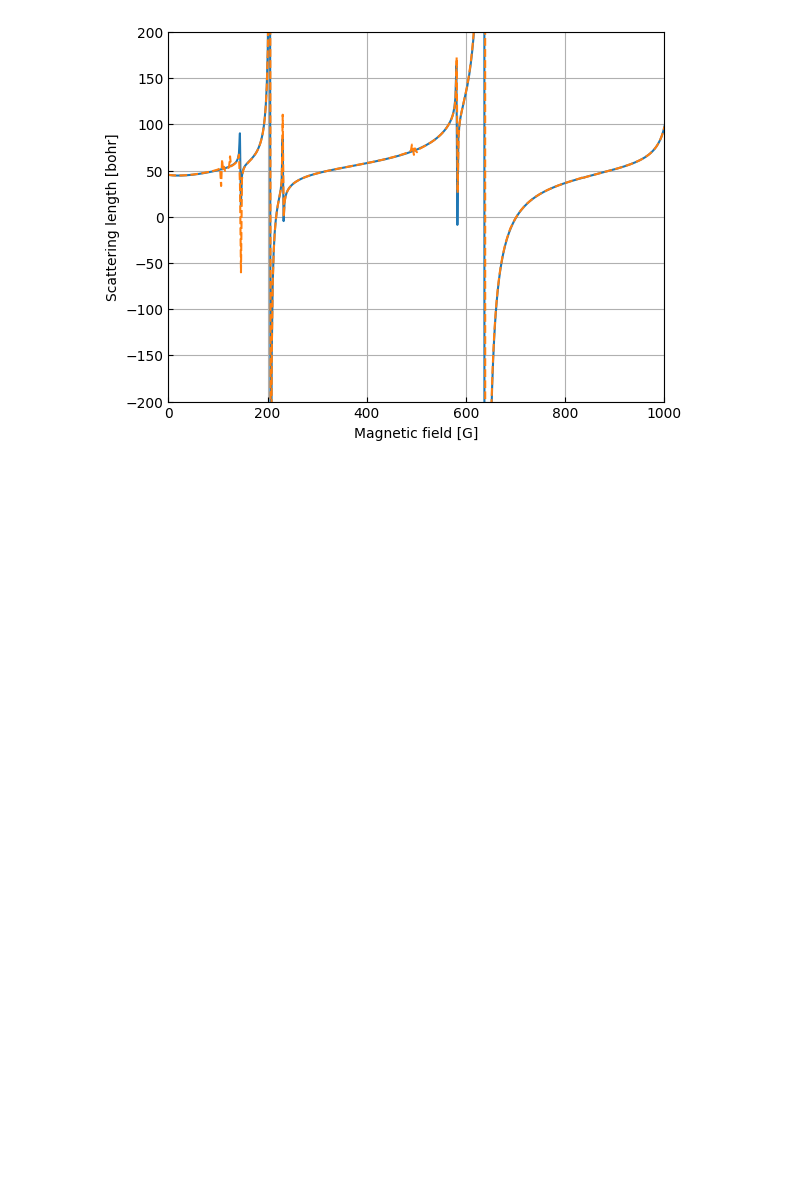
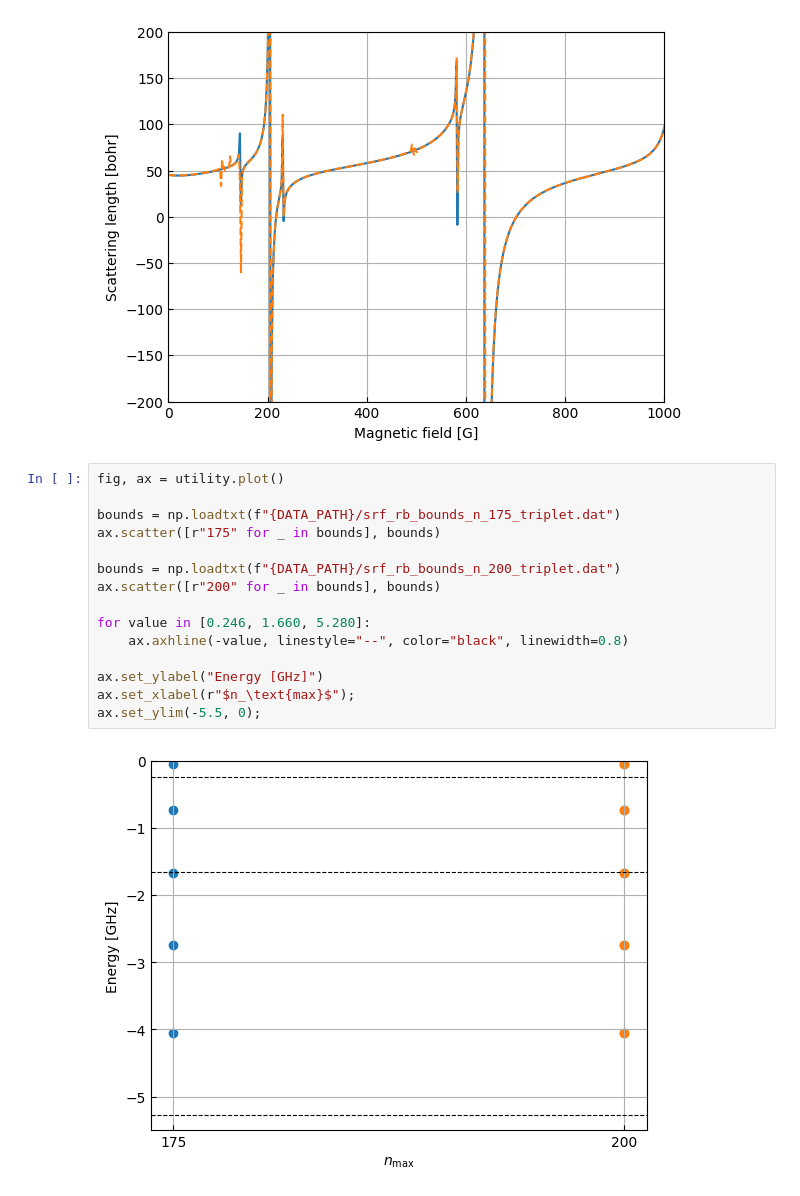
Before and after one commit to Wleter/quantum-rs, a Jupyter notebook: scattering-problems/analysis/srf_rb_analysis.ipynb, the cells around one changed output. Drawn from its saved outputs; the diff is of its cells as text; blank space fills up the shorter version.

Commit message:
adding bound calculation scheme

```diff
--- a/scattering-problems/analysis/srf_rb_analysis.ipynb
+++ b/scattering-problems/analysis/srf_rb_analysis.ipynb
@@ -1004,3 +1004,20 @@ ax.set_xlabel("Magnetic field [G]")
 ax.set_ylabel("Scattering length [bohr]");
 # %% [output]
 [figure]
+# %%
+fig, ax = utility.plot()
+
+bounds = np.loadtxt(f"{DATA_PATH}/srf_rb_bounds_n_175_triplet.dat")
+ax.scatter([r"175" for _ in bounds], bounds)
+
+bounds = np.loadtxt(f"{DATA_PATH}/srf_rb_bounds_n_200_triplet.dat")
+ax.scatter([r"200" for _ in bounds], bounds)
+
+for value in [0.246, 1.660, 5.280]:
+	ax.axhline(-value, linestyle="--", color="black", linewidth=0.8)
+
+ax.set_ylabel("Energy [GHz]")
+ax.set_xlabel(r"$n_\text{max}$");
+ax.set_ylim(-5.5, 0);
+# %% [output]
+[figure, added]
```
Also changed, not shown: parts of 1 cell of this notebook, 11 other files.
